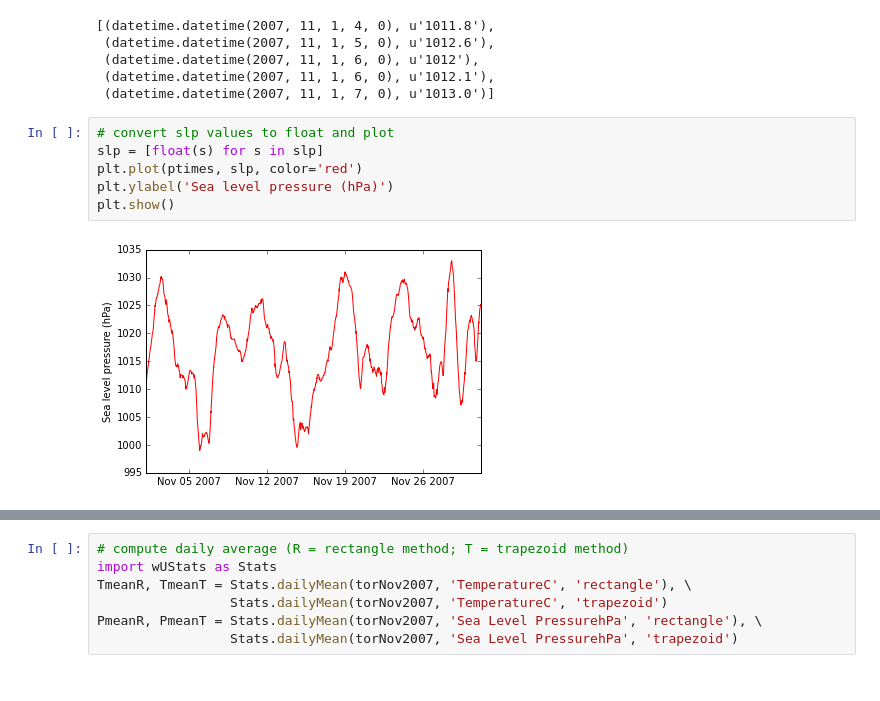
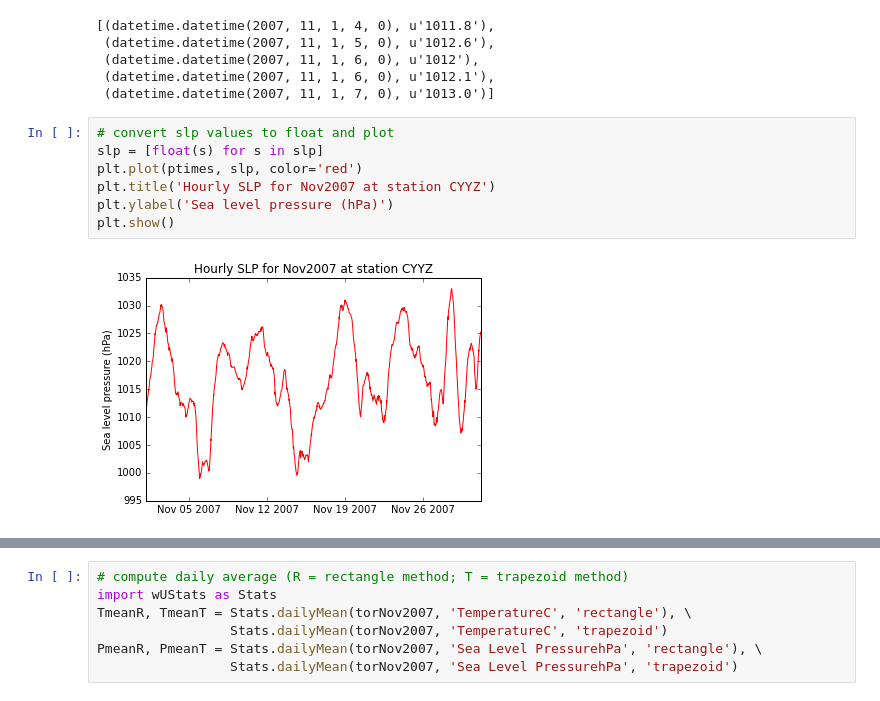
Before and after one commit to majorgowan/wpwp, a Jupyter notebook: Notebooks/wU_Working_with_Hourly_Data.ipynb, the cells around one changed output, grey strips where cells are left out. Drawn from its saved outputs; the diff is of its cells as text.

```diff
--- a/Notebooks/wU_Working_with_Hourly_Data.ipynb
+++ b/Notebooks/wU_Working_with_Hourly_Data.ipynb
@@ -92,11 +93,12 @@ zip(ptimes[:5],slp[:5])
 # %%
 # convert slp values to float and plot
 slp = [float(s) for s in slp]
 plt.plot(ptimes, slp, color='red')
+plt.title('Hourly SLP for Nov2007 at station CYYZ')
 plt.ylabel('Sea level pressure (hPa)')
 plt.show()
 # %% [output]
-[figure, old version]
+[figure, new version]
 # %%
 # wind speed and direction
 wtimes = [datetime.datetime.strptime(x,'%Y-%m-%d %H:%M:%S') for x in times]
```
Also changed, not shown: parts of 2 cells of this notebook, 2 other files.
